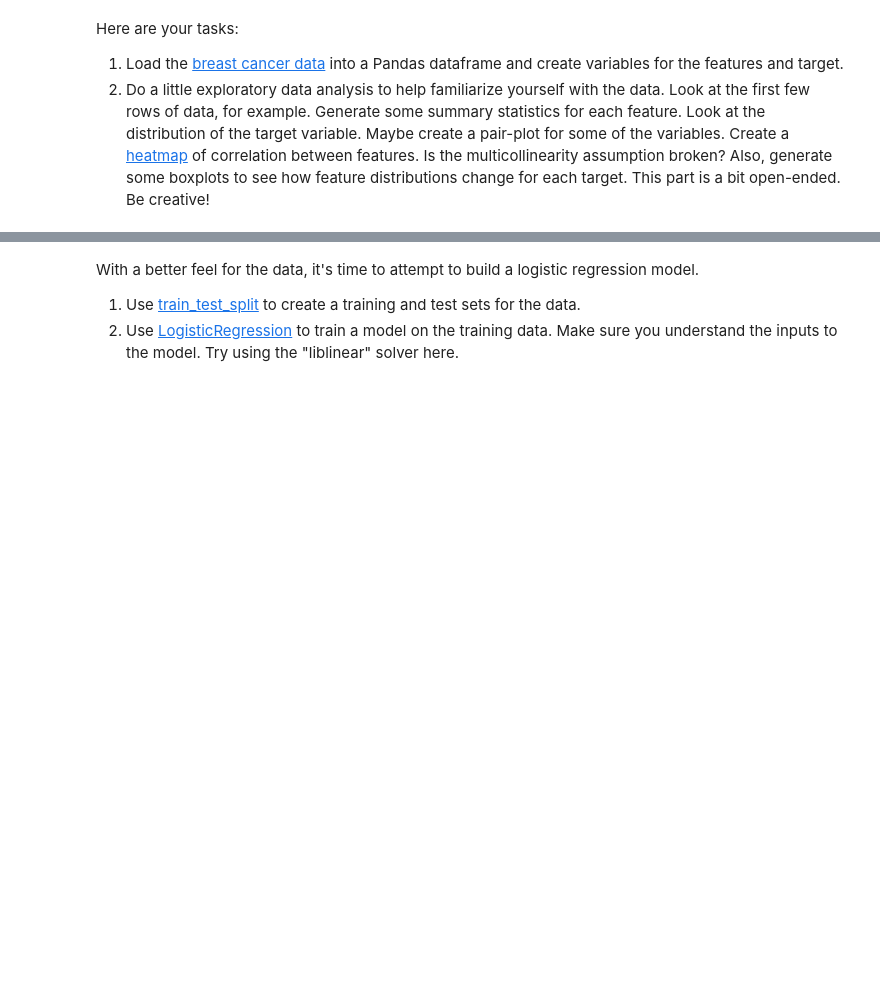
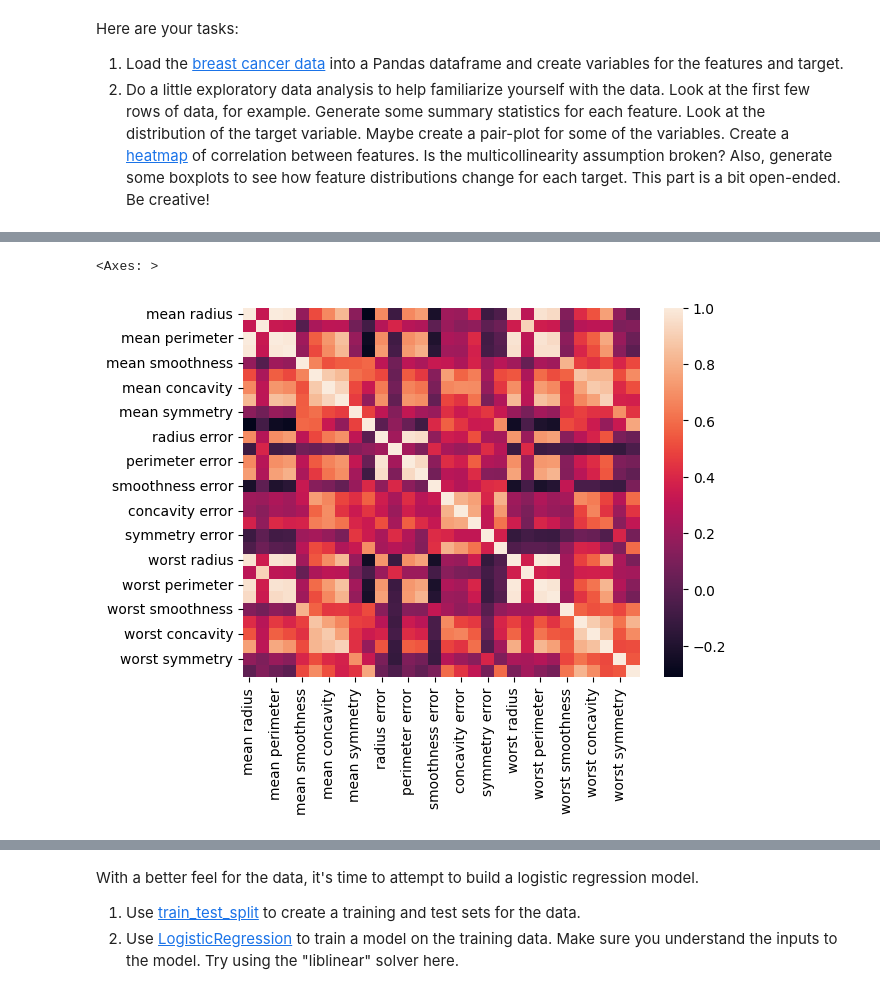
Before and after one commit to psykano/MLbootcamp, a Jupyter notebook: Student_MLE_MiniProject_Logistic_Regression.ipynb, the cells around one changed output, grey strips where cells are left out. Saved outputs shown, nothing was run; the diff lists cells and outputs as text; code cells hidden in the pictures; blank space fills up the shorter version.

```diff
--- a/Student_MLE_MiniProject_Logistic_Regression.ipynb
+++ b/Student_MLE_MiniProject_Logistic_Regression.ipynb
@@ -73,4 +108,8 @@ Here are your tasks:
 # %%
-# Create a correlation coefficeint heatmap
+# Create a correlation coefficient heatmap
+sns.heatmap(features.corr())
+# %% [output]
+<Axes: >
+[figure, added]
 # %%
 # Create a boxplot for mean radius by target type
```
Also changed, not shown: parts of 15 cells of this notebook.
